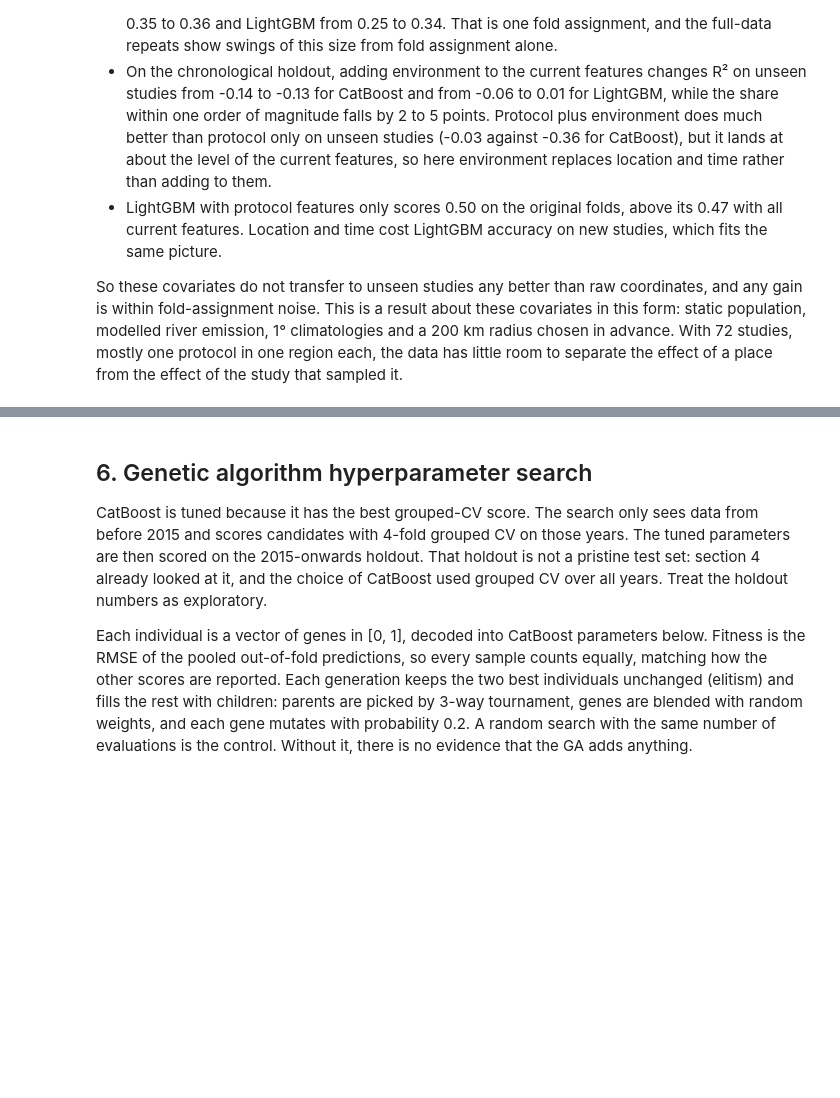
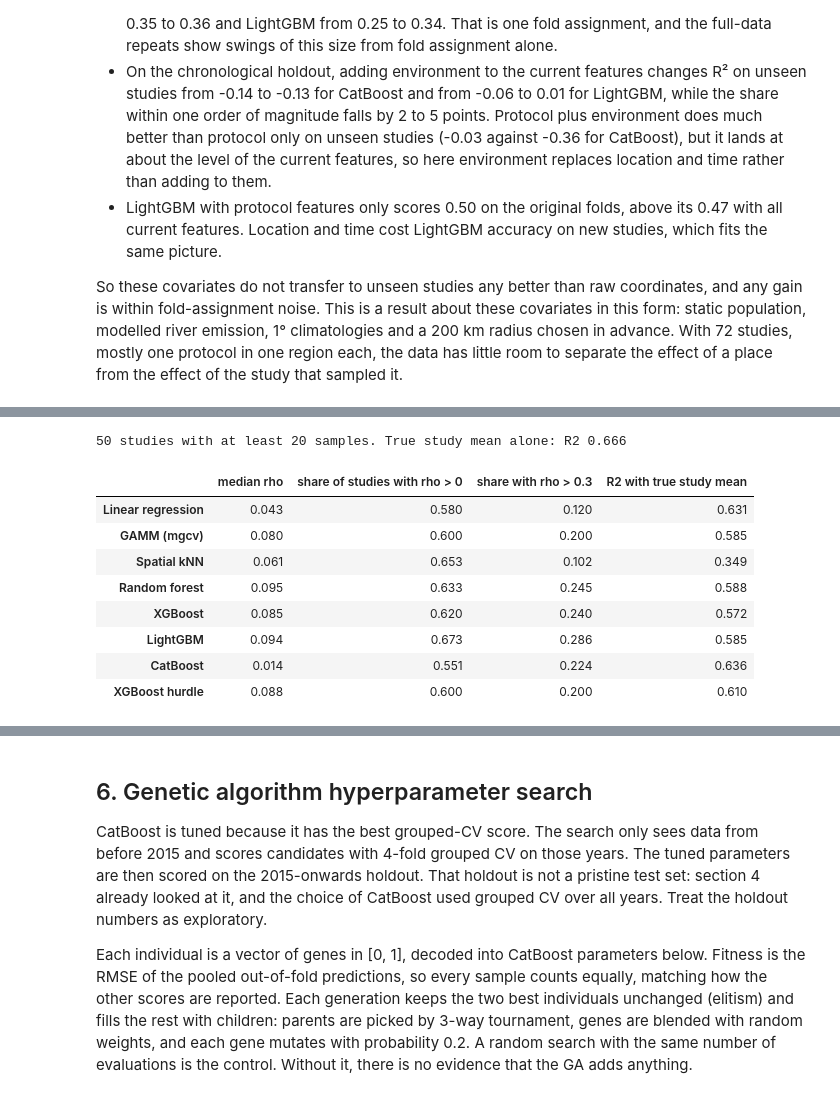
Before and after one commit to zytact/marine-microplastics, a Jupyter notebook: microplastics.ipynb, the cells around one changed output, grey strips where cells are left out. Drawn from its saved outputs; the diff is of its cells as text; code cells hidden in the pictures; blank space fills up the shorter version.

```diff
--- a/microplastics.ipynb
+++ b/microplastics.ipynb
@@ -938,0 +1057,32 @@ place from the effect of the study that sampled it.
+# %%
+study_mean = df.groupby("study").y.transform("mean")
+rankable = df.groupby("study").y.transform(lambda y: len(y) >= 20 and y.nunique() > 1).astype(bool)
+
+
+def within_study(pred: pd.Series) -> dict[str, float]:
+    rho = pd.DataFrame({"pred": pred, "y": df.y})[rankable].groupby(df.study).apply(
+        lambda g: g.pred.corr(g.y, method="spearman") if g.pred.nunique() > 1 else np.nan
+    ).dropna()
+    centred = pred - pred.groupby(df.study).transform("mean") + study_mean
+    return {
+        "median rho": rho.median(),
+        "share of studies with rho > 0": (rho > 0).mean(),
+        "share with rho > 0.3": (rho > 0.3).mean(),
+        "R2 with true study mean": score(centred)["R2"],
+    }
+
+
+print(f"{df[rankable].study.nunique()} studies with at least 20 samples. "
+      f"True study mean alone: R2 {score(study_mean)['R2']:.3f}")
+pd.DataFrame({name: within_study(predictions[name, "grouped"]) for name in MODELS if name != "Study mean only"}).T
+# %% [output]
+50 studies with at least 20 samples. True study mean alone: R2 0.666
+|  | median rho | share of studies with rho > 0 | share with rho > 0.3 | R2 with true study mean |
+| Linear regression | 0.043 | 0.580 | 0.120 | 0.631 |
+| GAMM (mgcv) | 0.080 | 0.600 | 0.200 | 0.585 |
+| Spatial kNN | 0.061 | 0.653 | 0.102 | 0.349 |
+| Random forest | 0.095 | 0.633 | 0.245 | 0.588 |
+| XGBoost | 0.085 | 0.620 | 0.240 | 0.572 |
+| LightGBM | 0.094 | 0.673 | 0.286 | 0.585 |
+| CatBoost | 0.014 | 0.551 | 0.224 | 0.636 |
+| XGBoost hurdle | 0.088 | 0.600 | 0.200 | 0.610 |
```
Also changed, not shown: parts of 12 cells of this notebook, 2 other files.
